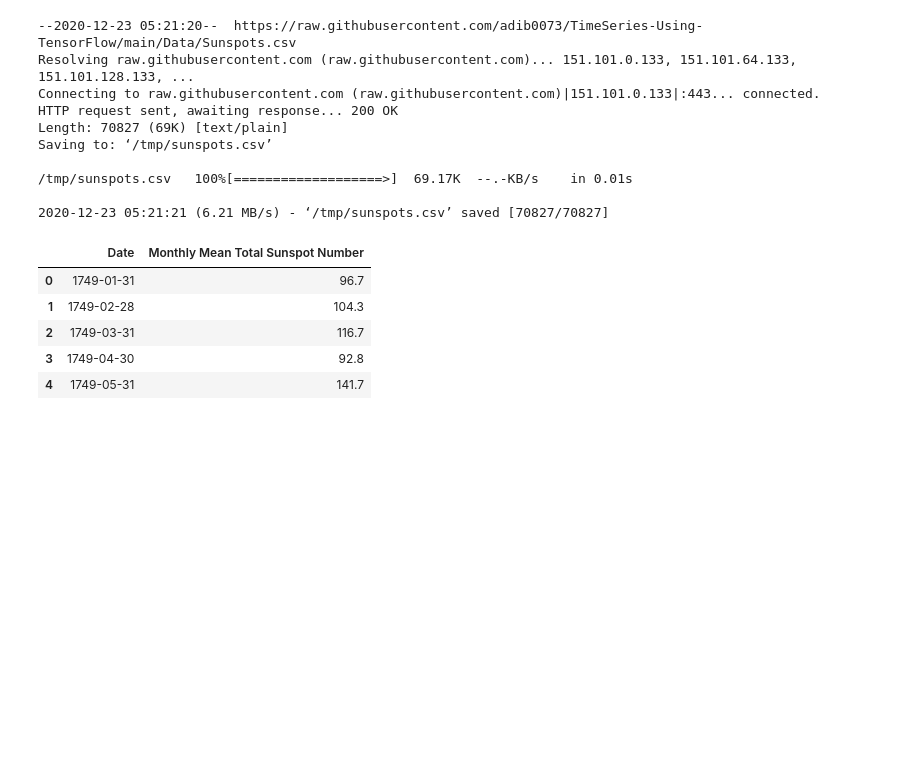
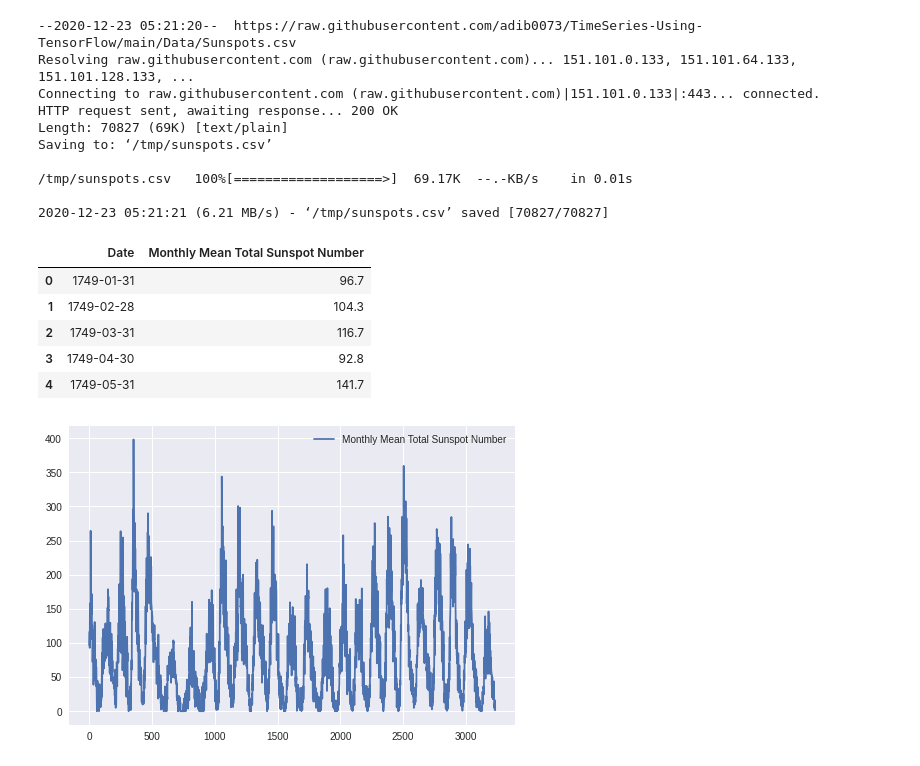
Before and after one commit to adib0073/TimeSeries-Using-TensorFlow, a Jupyter notebook: Time_Series_Forecasting_with_DNN.ipynb, the cells around one changed output. Cells and saved outputs as stored; diff of their text form; code cells hidden in the pictures; blank space fills up the shorter version.

Commit message:
After data loading and initial visualization

```diff
--- a/Time_Series_Forecasting_with_DNN.ipynb
+++ b/Time_Series_Forecasting_with_DNN.ipynb
@@ -18,6 +18,7 @@ import numpy as np
 import pandas as pd
 import matplotlib.pyplot as plt
 import seaborn as sns
+plt.style.use('seaborn-darkgrid')
 # %% [markdown]
 ### Downloading and loading the data
 # %%
@@ -44,3 +45,9 @@ df.head()
 | 2 | 1749-03-31 | 116.7 |
 | 3 | 1749-04-30 | 92.8 |
 | 4 | 1749-05-31 | 141.7 |
+# %%
+# Let's visualize the series
+df.plot()
+plt.show()
+# %% [output]
+[figure, added]
```
Also changed, not shown: parts of 1 cell of this notebook.
